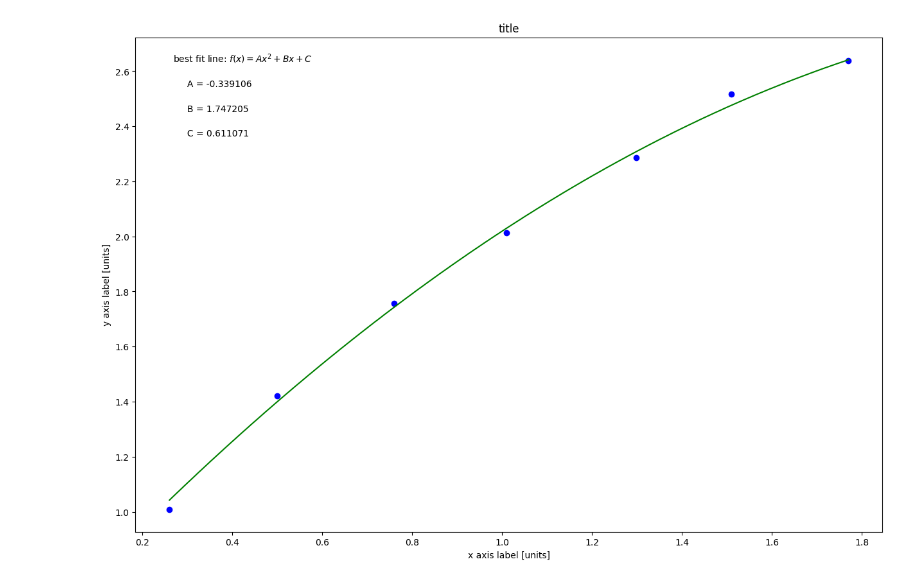
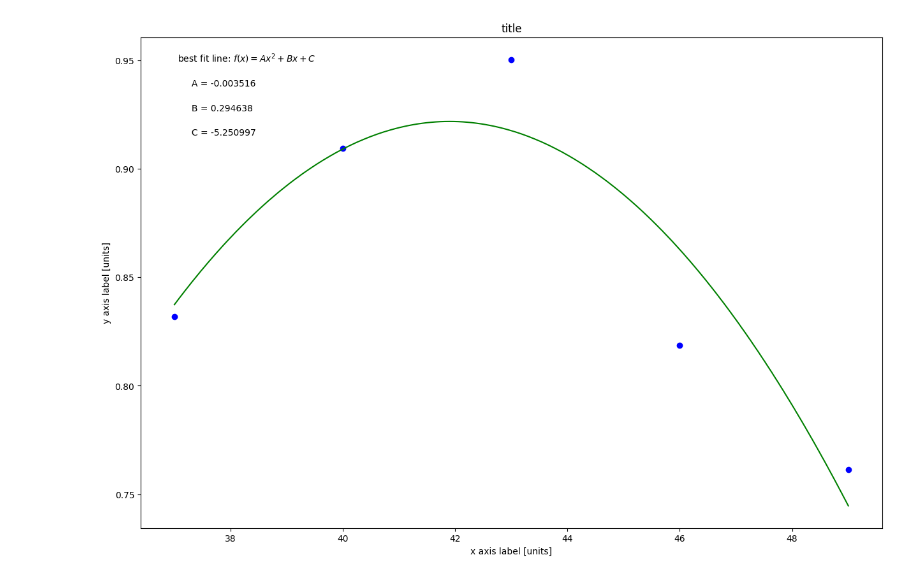
Before and after one commit to cs228130/physics-lab-plot, a Jupyter notebook: PROJECTILE_MOTION_ONLY_plotting_template.ipynb, the cells around one changed output. Drawn from its saved outputs; the diff is of its cells as text; code cells hidden in the pictures.

```diff
--- a/PROJECTILE_MOTION_ONLY_plotting_template.ipynb
+++ b/PROJECTILE_MOTION_ONLY_plotting_template.ipynb
@@ -15,19 +15,18 @@ import matplotlib.pyplot as plt
 #DATA TO BE PLOTTED
 #UPDATE THE VARIABLE NAMES & NUMBERS (LEAVE BRACKETS/PARENTHESES AS IS)
 #variable names should start with a letter and must contain only letters, numbers, and underscores
+degrees = np.array([37,40,43,46,49]) #what are units?   <-----
 
-xvariable_changeme = np.array([1.770, 1.510, 1.299, 1.010, 0.760, 0.500, 0.260]) #what are units?   <-----
+meters = np.array([.8318, .9094, .9504, .8188, .7612]) #what are units?   <-----
 
-yvariable_changeme = np.array([2.638, 2.517, 2.287, 2.014, 1.756, 1.421, 1.009]) #what are units?   <-----
-
-err_yvariable_changeme = np.array([1.5,.97,1.2,1.3,.9,1.4,.87])                   #                 <-----
+height_uncertainty = np.array([.0001,.0001,.0001,.0001,.0001])                   #                 <-----
 
 #Re-assign variables as x, y, dy so that the remaining plotting code may remain generic
 #UPDATE VARIABLE NAMES (ON RHS OF EACH EQUAL SIGN) TO MATCH VARIABLE NAMES FOR DATA ABOVE
 
-x = xvariable_changeme             #this should be the array you want to plot on the x axis #        <-----
-y = yvariable_changeme             #this should be the array you want to plot on the y axis #        <-----
-dy = err_yvariable_changeme        #this should be your error in y array                    #        <-----
+x = degrees             #this should be the array you want to plot on the x axis #        <-----
+y = meters          #this should be the array you want to plot on the y axis #        <-----
+dy =height_uncertainty       #this should be your error in y array                    #        <-----
 
 #UPDATE EACH OF THESE 3 STRINGS FOR YOUR PLOT LABELS AS YOU WANT THEM TO APPEAR
 
@@ -42,31 +41,31 @@ y_label= 'y axis label [units]'
 #size the plot
 plt.figure(figsize=(15,10))
 
 #create scatter plot
 plt.scatter(x, y, color='blue', marker='o')
 
 #create labels
 plt.xlabel(x_label)
 plt.ylabel(y_label)
 plt.title(plot_title)
 
 #fitting to a 2nd degree polynomial
 c,b,a=np.polynomial.polynomial.polyfit(x,y,2,w=dy)
 
 #Annotate with values of A, B, C from best fit polynomial
 plt.annotate('best fit line: $f(x)=Ax^2+Bx+C$',(0.05, 0.95), xycoords='axes fraction')
 
 plt.annotate('     A = {:.6f}'.format(a),(0.05, 0.9), xycoords='axes fraction')
 
 plt.annotate('     B = {:.6f}'.format(b),(0.05, 0.85), xycoords='axes fraction')
 
 plt.annotate('     C = {:.6f}'.format(c),(0.05, 0.8), xycoords='axes fraction')
 
 #Create fit line
 xnew = np.linspace(x.min(), x.max(), 300)
 fit = a*xnew**2 + b*xnew +c
 
 plt.plot(xnew, fit, color='green')
 plt.show()
 # %% [output]
-[figure, old version]
+[figure, new version]
```
